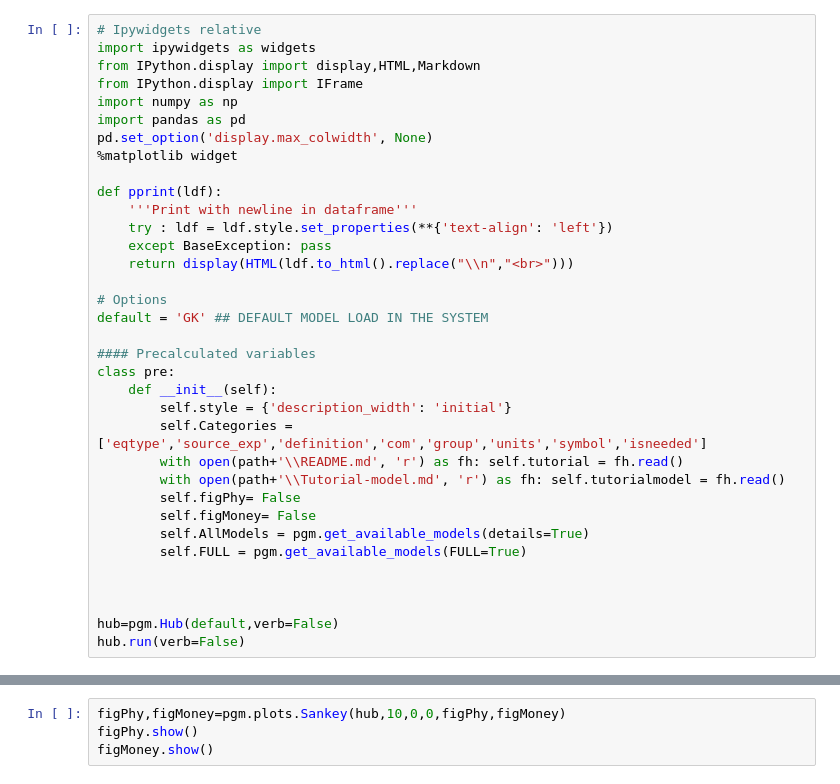
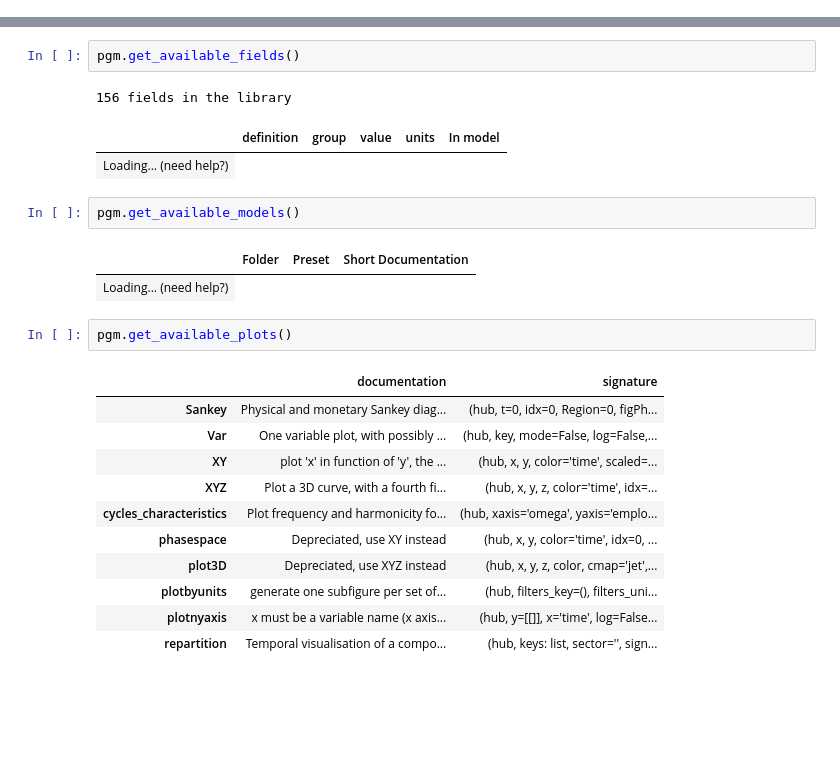
Before and after one commit to DaluS/CHIMES, a Jupyter notebook: doc/Misc/InterfaceWork2.ipynb, the cells around one changed output, grey strips where cells are left out. Drawn from its saved outputs; the diff is of its cells as text; blank space fills up the shorter version.

```diff
--- a/doc/Misc/InterfaceWork2.ipynb
+++ b/doc/Misc/InterfaceWork2.ipynb
@@ -83,35 +33,0 @@ pgm.plots.plotbyunits(hub,tini=0,tend=50)
-# %%
-# Ipywidgets relative
-import ipywidgets as widgets
-from IPython.display import display,HTML,Markdown
-from IPython.display import IFrame
-import numpy as np
-import pandas as pd
-pd.set_option('display.max_colwidth', None)
-%matplotlib widget
-
-def pprint(ldf):
-    '''Print with newline in dataframe'''
-    try : ldf = ldf.style.set_properties(**{'text-align': 'left'})
-    except BaseException: pass
-    return display(HTML(ldf.to_html().replace("\\n","<br>")))
-
-# Options
-default = 'GK' ## DEFAULT MODEL LOAD IN THE SYSTEM
-
-#### Precalculated variables
-class pre:
-    def __init__(self):
-        self.style = {'description_width': 'initial'}
-        self.Categories = ['eqtype','source_exp','definition','com','group','units','symbol','isneeded']
-        with open(path+'\\README.md', 'r') as fh: self.tutorial = fh.read()
-        with open(path+'\\Tutorial-model.md', 'r') as fh: self.tutorialmodel = fh.read()
-        self.figPhy= False
-        self.figMoney= False
-        self.AllModels = pgm.get_available_models(details=True)
-        self.FULL = pgm.get_available_models(FULL=True)
-
-
-
-hub=pgm.Hub(default,verb=False)
-hub.run(verb=False)
@@ -855,4 +34,25 @@ figMoney.show()
-# %%
-figPhy,figMoney=pgm.plots.Sankey(hub,10,0,0,figPhy,figMoney)
-figPhy.show()
-figMoney.show()
+# %%
+pgm.get_available_fields()
+# %% [output]
+156 fields in the library
+|  | definition | group | value | units | In model |
+| Loading... (need help?) |
+# %%
+pgm.get_available_models()
+# %% [output]
+|  | Folder | Preset | Short Documentation |
+| Loading... (need help?) |
+# %%
+pgm.get_available_plots()
+# %% [output]
+|  | documentation | signature |
+| Sankey | Physical and monetary Sankey diag... | (hub, t=0, idx=0, Region=0, figPh... |
+| Var | One variable plot, with possibly ... | (hub, key, mode=False, log=False,... |
+| XY | plot 'x' in function of 'y', the ... | (hub, x, y, color='time', scaled=... |
+| XYZ | Plot a 3D curve, with a fourth fi... | (hub, x, y, z, color='time', idx=... |
+| cycles_characteristics | Plot frequency and harmonicity fo... | (hub, xaxis='omega', yaxis='emplo... |
+| phasespace | Depreciated, use XY instead | (hub, x, y, color='time', idx=0, ... |
+| plot3D | Depreciated, use XYZ instead | (hub, x, y, z, color, cmap='jet',... |
+| plotbyunits | generate one subfigure per set of... | (hub, filters_key=(), filters_uni... |
+| plotnyaxis | x must be a variable name (x axis... | (hub, y=[[]], x='time', log=False... |
+| repartition | Temporal visualisation of a compo... | (hub, keys: list, sector='', sign... |
```
Also changed, not shown: parts of 10 cells of this notebook, 25 other files.
